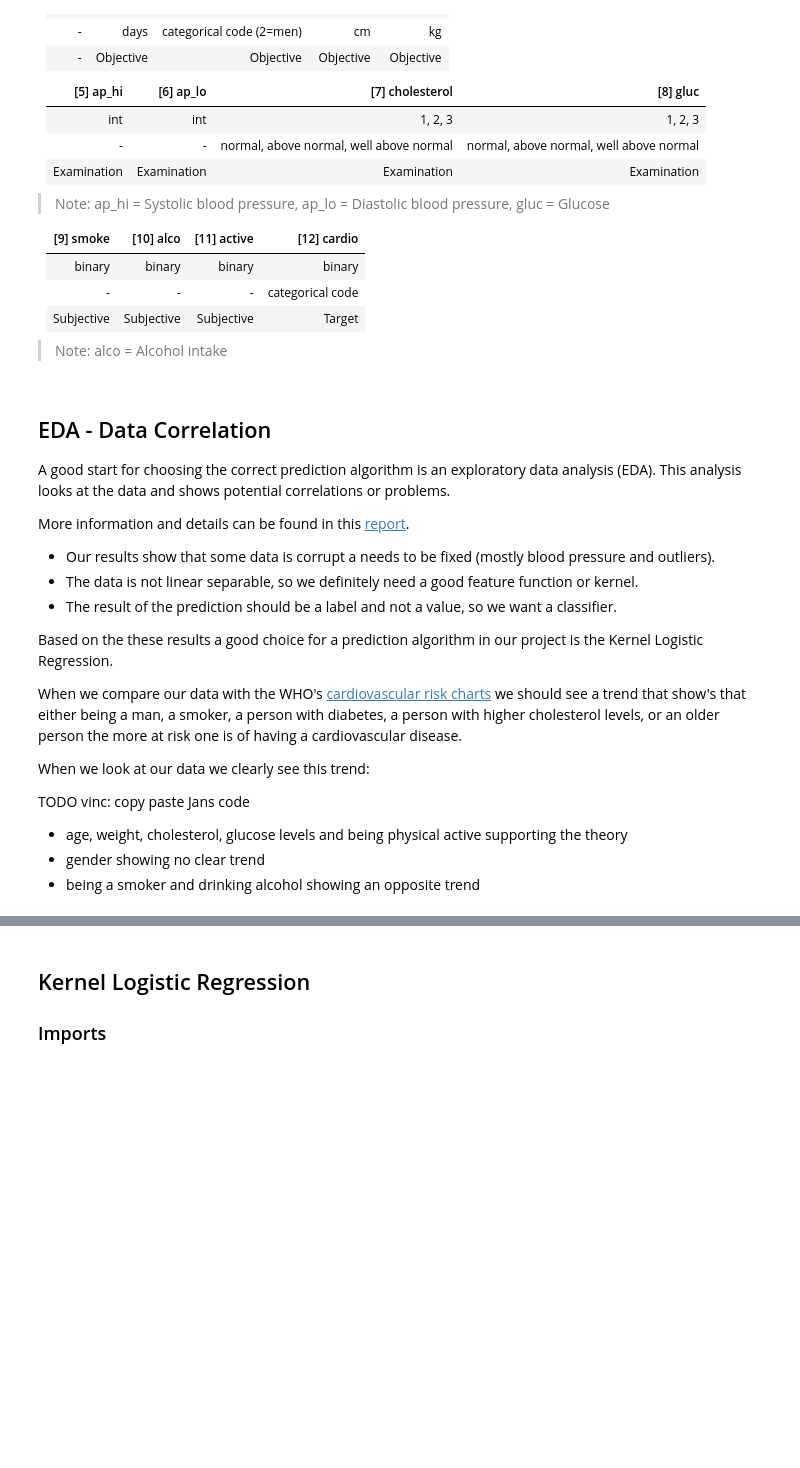
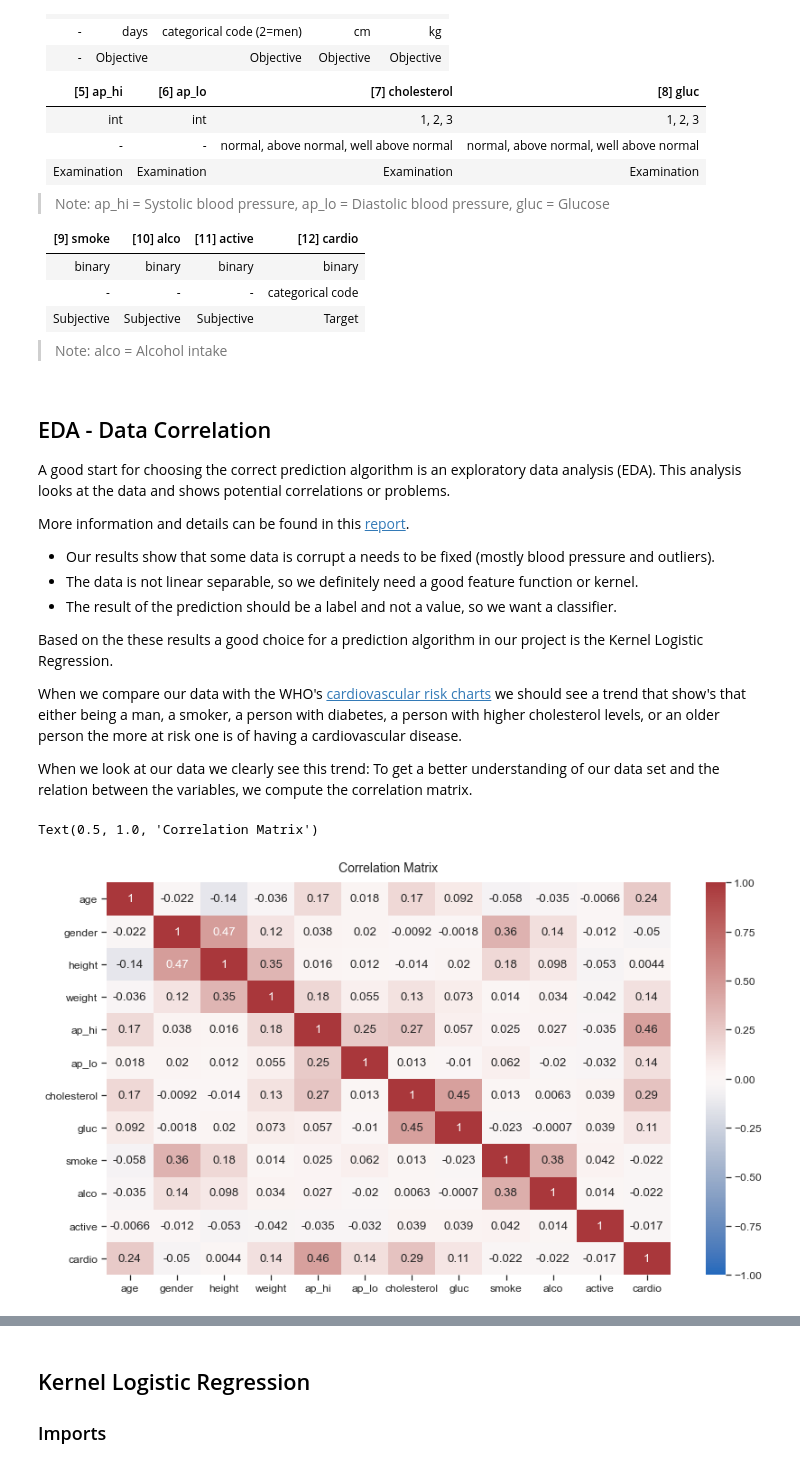
Before and after one commit to leogaube/Cardiovascular-Disease-Prediction, a Jupyter notebook: src/kernel_classification.ipynb, the cells around one changed output, grey strips where cells are left out. Saved outputs shown, nothing was run; the diff lists cells and outputs as text; code cells hidden in the pictures; blank space fills up the shorter version.

Commit message:
integration of Jans notebook

```diff
--- a/src/kernel_classification.ipynb
+++ b/src/kernel_classification.ipynb
@@ -84,9 +86,21 @@ we should see a trend that show's that either being a man, a smoker, a person wi
 or an older person the more at risk one is of having a cardiovascular disease.
 
 When we look at our data we clearly see this trend:
-
-TODO vinc: copy paste Jans code
-
-- age, weight, cholesterol, glucose levels and being physical active supporting the theory
-- gender showing no clear trend
-- being a smoker and drinking alcohol showing an opposite trend
+To get a better understanding of our data set and the relation between the variables, we compute the correlation matrix.
+# %%
+import matplotlib.pyplot as plt
+import seaborn as sns
+import pandas as pd
+
+
+%matplotlib inline
+sns.set_context("notebook", font_scale=1.1)
+sns.set_style("ticks")
+plot_df = pd.read_csv('../resources/cardio_train.csv', sep=';', index_col='id')[:1000]
+
+plt.figure(figsize=(14, 8))
+sns.heatmap(plot_df.corr(), vmin=-1, vmax=1, annot=True, cmap='vlag')
+plt.title('Correlation Matrix', fontdict={'fontsize':14}, pad=12)
+# %% [output]
+Text(0.5, 1.0, 'Correlation Matrix')
+[figure, added]
```
Also changed, not shown: parts of 9 cells of this notebook.
